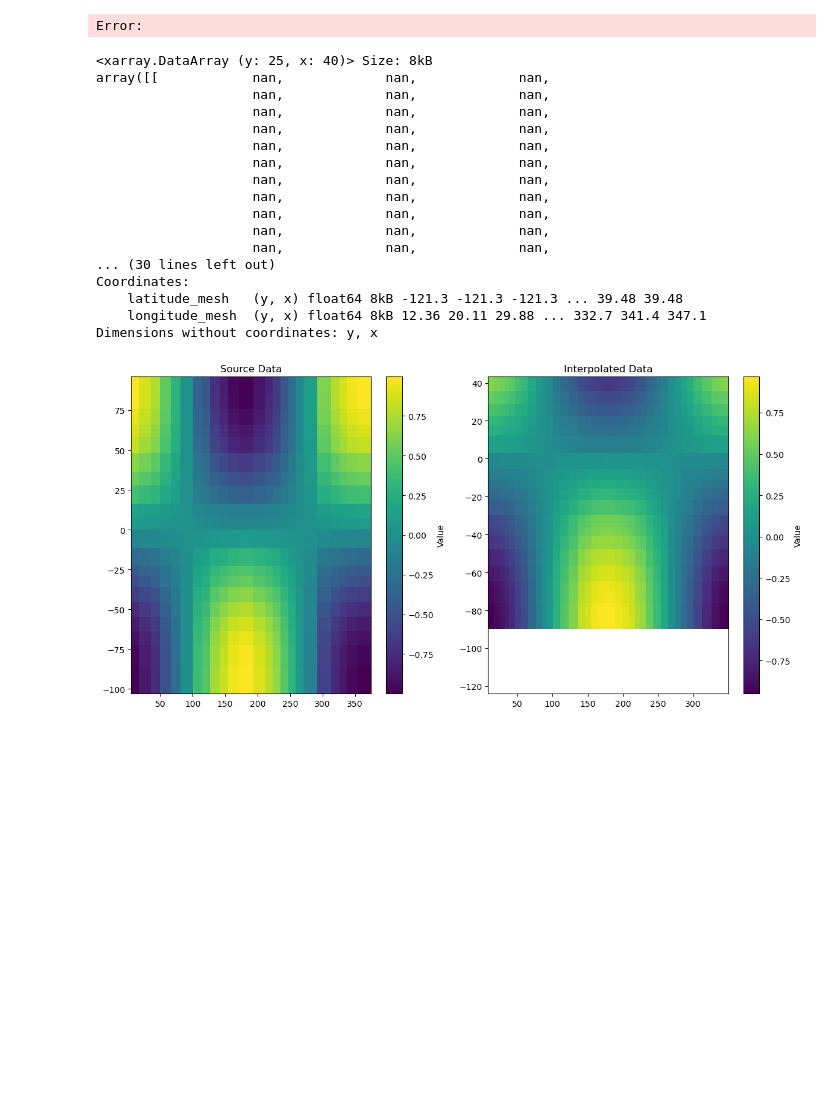
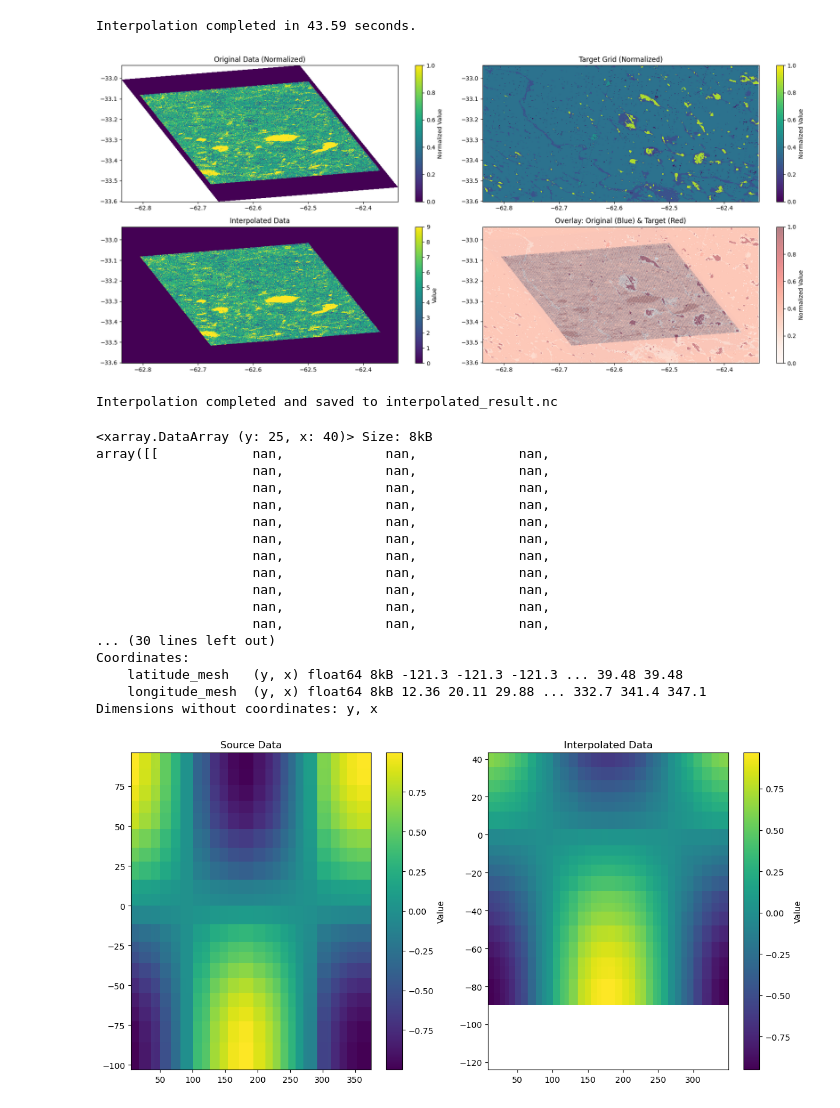
Before and after one commit to rhedouin/Polarimetric_landcover, a Jupyter notebook: Notebook/test_interpolation.ipynb, the cells around one changed output. Cells and saved outputs as stored; diff of their text form; code cells hidden in the pictures; blank space fills up the shorter version.

```diff
--- a/Notebook/test_interpolation.ipynb
+++ b/Notebook/test_interpolation.ipynb
@@ -1,9 +1,11 @@
 # %%
-
+import os, sys
 import numpy as np
 import xarray as xr
 from scipy.interpolate import griddata
 import matplotlib.pyplot as plt
+
+import time
 
 def interpolate_xarray(xarray_1, xarray_2):
     """
@@ -33,62 +35,99 @@ def interpolate_xarray(xarray_1, xarray_2):
     target_points = np.column_stack((target_lat.ravel(), target_lon.ravel()))
 
     # Perform the interpolation
+    start_time = time.time()
     interpolated_values = griddata(
-        source_points, source_values, target_points, method='linear'
+        source_points, source_values, target_points, method='nearest'  # Use nearest neighbor interpolation
     )
 
     # Reshape the interpolated values to match the target grid
     interpolated_data = interpolated_values.reshape(target_lat.shape)
+    end_time = time.time()
+    print(f"Interpolation completed in {end_time - start_time:.2f} seconds.")
 
     # Create a new xarray.DataArray with the interpolated data
     interpolated_xarray = xr.DataArray(
         interpolated_data,
         coords={
             'latitude': (('y', 'x'), target_lat),
             'longitude': (('y', 'x'), target_lon)
         },
         dims=['y', 'x']
     )
 
     return interpolated_xarray
 
 # Load the xarrays from the specified paths
-xarray_1 = xr.open_dataset("/home/renaud/Data/polarimetric_data/SatSao_MonteMaiz_cordoba/hh_xarray.nc")
-xarray_2 = xr.open_dataset("/home/renaud/Data/polarimetric_data/SatSao_MonteMaiz_cordoba/esa_xarray.nc")
+base_dir = "/home/renaud/Polarimetric_landcover/data/SatSao_MonteMaiz_cordoba"
+xarray_1 = xr.open_dataset(os.path.join(base_dir, "Z_xarray.nc"))
+xarray_2 = xr.open_dataset(os.path.join(base_dir, "esa_xarray.nc"))
+
+# sys.exit()
+xslice = slice(2000, 2500)
+yslice = slice(8000, 8600)
+
+xslice = slice(None)
+yslice = slice(None)
+
+# Example: Extract by index
+xarray_1_subset = xarray_1.isel(y=yslice, x=xslice)
+# Interpolate xarray_1 onto xarray_2's grid
+# interpolated_xarray = interpolate_xarray(xarray_1_subset, xarray_2)
+
+# # Remove extreme values (e.g., top and bottom 2%) in the original data
+# low_percentile = np.nanpercentile(xarray_1.data, 2)
+# high_percentile = np.nanpercentile(xarray_1.data, 98)
+# xarray_1_clipped = xarray_1.where((xarray_1.data >= low_percentile) & (xarray_1.data <= high_percentile), drop=True)
+xarray_1_clipped = xarray_1
 
 # Interpolate xarray_1 onto xarray_2's grid
-interpolated_xarray = interpolate_xarray(xarray_1, xarray_2)
+interpolated_xarray = interpolate_xarray(xarray_1_clipped, xarray_2)
 
 # Save the result to a NetCDF file
-interpolated_xarray.to_netcdf("interpolated_result.nc")
+interpolated_xarray.to_netcdf(os.path.join(base_dir, "interpolated_result.nc"))
 
-# Plot the original, target, and interpolated xarrays
-plt.figure(figsize=(18, 6))
+# Plot the original, target, interpolated, and normalized overlay
+plt.figure(figsize=(18, 8))
+
+# Normalize data for consistent comparison
+xarray_1_min, xarray_1_max = np.nanmin(xarray_1_clipped.data), np.nanmax(xarray_1_clipped.data)
+xarray_2_min, xarray_2_max = np.nanmin(xarray_2.data), np.nanmax(xarray_2.data)
+xarray_1_normalized = (xarray_1_clipped.data - xarray_1_min) / (xarray_1_max - xarray_1_min)
+xarray_2_normalized = (xarray_2.data - xarray_2_min) / (xarray_2_max - xarray_2_min)
 
 # Plot the original data
-plt.subplot(1, 3, 1)
-plt.pcolormesh(xarray_1['longitude'], xarray_1['latitude'], xarray_1.data, shading="auto")
-plt.title("Original Data")
-plt.colorbar(label="Value")
+plt.subplot(2, 2, 1)
+plt.pcolormesh(xarray_1['longitude'], xarray_1['latitude'], xarray_1, shading="auto")
+plt.title("Original Data (Normalized)")
+plt.colorbar(label="Normalized Value")
 
-# Plot the target grid (empty placeholder for visualization)
-plt.subplot(1, 3, 2)
-plt.pcolormesh(xarray_2['longitude'], xarray_2['latitude'], np.zeros_like(xarray_2.data), shading="auto")
-plt.title("Target Grid")
-plt.colorbar(label="Placeholder")
+# Plot the target grid
+plt.subplot(2, 2, 2)
+plt.pcolormesh(xarray_2['longitude'], xarray_2['latitude'], xarray_2, shading="auto")
+plt.title("Target Grid (Normalized)")
+plt.colorbar(label="Normalized Value")
 
 # Plot the interpolated data
-plt.subplot(1, 3, 3)
+plt.subplot(2, 2, 3)
 plt.pcolormesh(interpolated_xarray['longitude'], interpolated_xarray['latitude'], interpolated_xarray.values, shading="auto")
 plt.title("Interpolated Data")
 plt.colorbar(label="Value")
+
+# Overlay normalized original and target data
+plt.subplot(2, 2, 4)
+plt.pcolormesh(xarray_1['longitude'], xarray_1['latitude'], xarray_1_normalized, shading="auto", alpha=0.5, cmap="Blues")
+plt.pcolormesh(xarray_2['longitude'], xarray_2['latitude'], xarray_2_normalized, shading="auto", alpha=0.5, cmap="Reds")
+plt.title("Overlay: Original (Blue) & Target (Red)")
+plt.colorbar(label="Normalized Value")
 
 plt.tight_layout()
 plt.show()
 
 print("Interpolation completed and saved to interpolated_result.nc")
 # %% [output]
-Error:
+Interpolation completed in 43.59 seconds.
+[figure, added]
+Interpolation completed and saved to interpolated_result.nc
 # %%
 # Create irregular 2D source grid (latitude and longitude)
 y_src, x_src = np.meshgrid(
```
Also changed, not shown: 13 other files.
